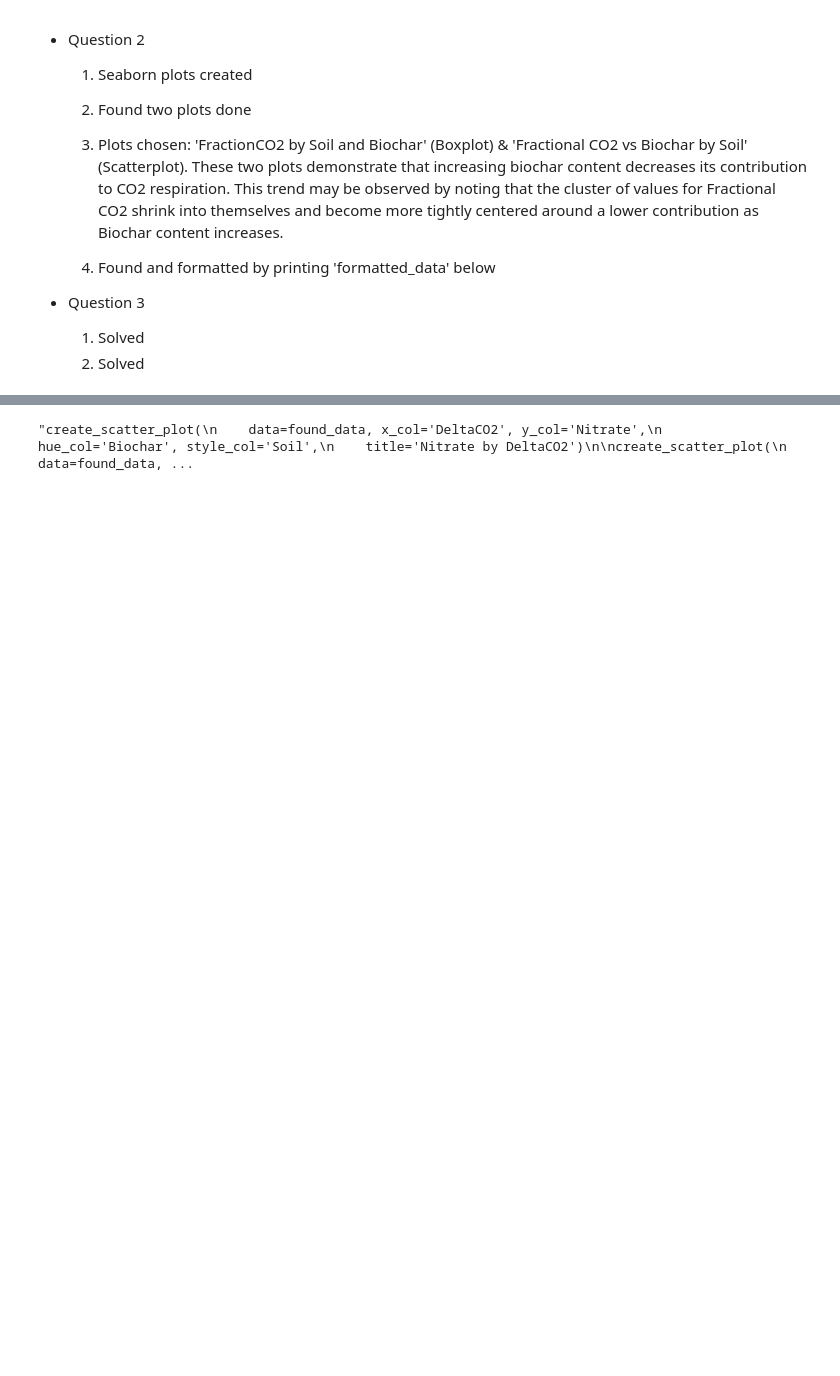
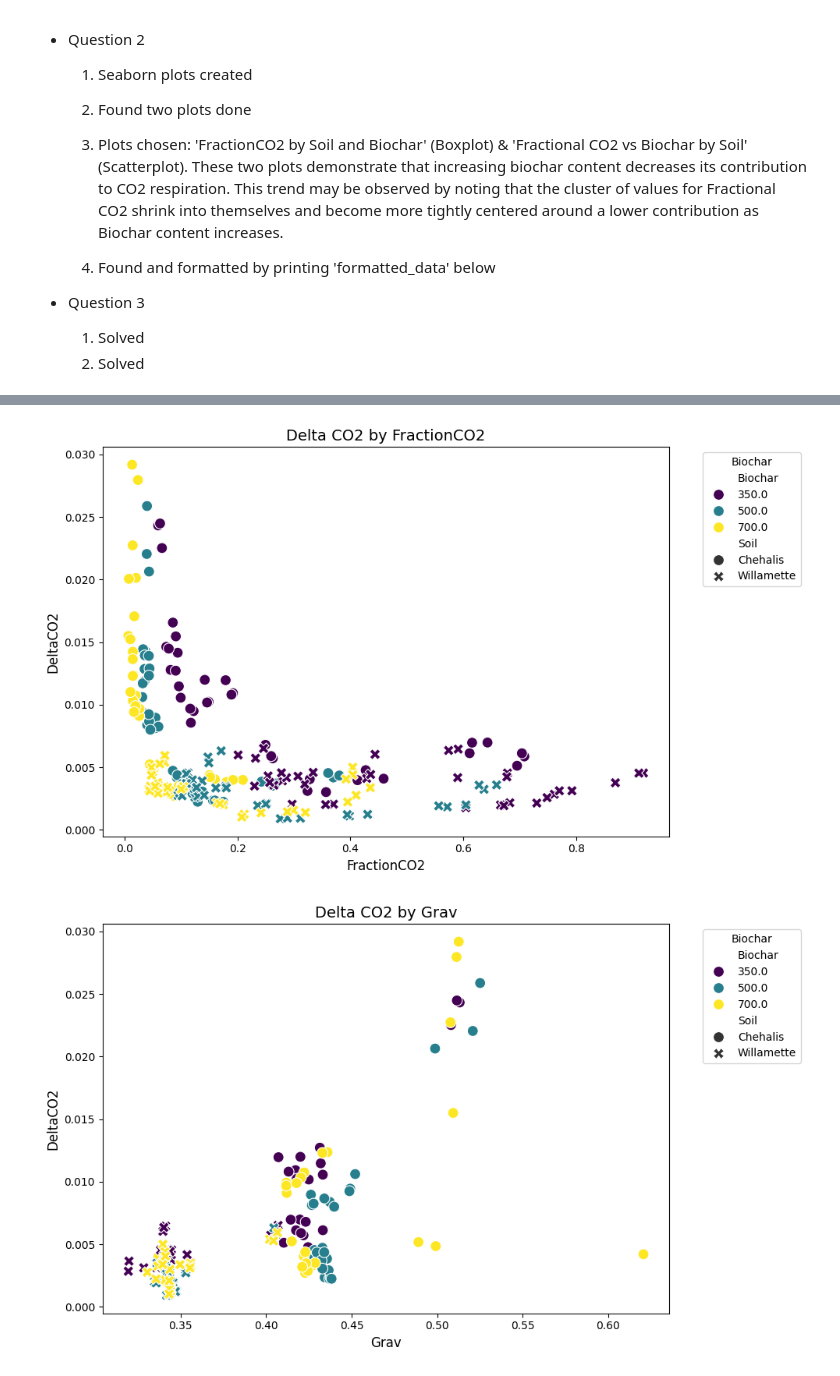
Before and after one commit to Apostle-of-Laplace/College, a Jupyter notebook: CBEE 213 Code/Midterm Project/midterm.ipynb, the cells around one changed output, grey strips where cells are left out. Saved outputs shown, nothing was run; the diff lists cells and outputs as text; code cells hidden in the pictures; blank space fills up the shorter version.

```diff
--- a/CBEE 213 Code/Midterm Project/midterm.ipynb
+++ b/CBEE 213 Code/Midterm Project/midterm.ipynb
@@ -359,7 +377,7 @@ create_box_plot(
 
 # - - - Delta CO2 - - -
 
-'''create_scatter_plot(
+create_scatter_plot(
     data=found_data, x_col='FractionCO2', y_col='DeltaCO2',
     hue_col='Biochar', style_col='Soil',
     title='Delta CO2 by FractionCO2')
@@ -373,10 +391,10 @@ create_scatter_plot(
     data=found_data, x_col='Nitrate', y_col='DeltaCO2',
     hue_col='Biochar', style_col='Soil',
     title='Delta CO2 by Nitrate')
-'''
+
 # - - - Fraction CO2 - - -
 
-'''create_scatter_plot(
+create_scatter_plot(
     data=found_data, x_col='DeltaCO2', y_col='FractionCO2',
     hue_col='Biochar', style_col='Soil',
     title='FractionCO2 by DeltaCO2')
@@ -384,46 +402,46 @@ create_scatter_plot(
 create_scatter_plot(
     data=found_data, x_col='Grav', y_col='FractionCO2',
     hue_col='Biochar', style_col='Soil',
-    title='FractionCO2 by Grav)
+    title='FractionCO2 by Grav')
 
 create_scatter_plot(
     data=found_data, x_col='Nitrate', y_col='FractionCO2',
     hue_col='Biochar', style_col='Soil',
-    title='FractionCO2 by Nitrate')'''
+    title='FractionCO2 by Nitrate')
 
 # - - - Grav - - -
 
-'''create_scatter_plot(
+create_scatter_plot(
     data=found_data, x_col='DeltaCO2', y_col='Grav',
     hue_col='Biochar', style_col='Soil',
     title='Grav by DeltaCO2')
 
 create_scatter_plot(
     data=found_data, x_col='FractionCO2', y_col='Grav',
     hue_col='Biochar', style_col='Soil',
     title='Grav by FractionCO2')
 
 create_scatter_plot(
     data=found_data, x_col='Nitrate', y_col='Grav',
     hue_col='Biochar', style_col='Soil',
-    title='Grav by Nitrate')'''
+    title='Grav by Nitrate')
 
 # - - - Nitrate - - -
 
-'''create_scatter_plot(
+create_scatter_plot(
     data=found_data, x_col='DeltaCO2', y_col='Nitrate',
     hue_col='Biochar', style_col='Soil',
     title='Nitrate by DeltaCO2')
 
 create_scatter_plot(
     data=found_data, x_col='FractionCO2', y_col='Nitrate',
     hue_col='Biochar', style_col='Soil',
     title='Nitrate by FractionCO2')
 
 create_scatter_plot(
     data=found_data, x_col='Grav', y_col='Nitrate',
     hue_col='Biochar', style_col='Soil',
     title='Nitrate by Grav')
-    '''
 # %% [output]
-"create_scatter_plot(\n    data=found_data, x_col='DeltaCO2', y_col='Nitrate',\n    hue_col='Biochar', style_col='Soil',\n    title='Nitrate by DeltaCO2')\n\ncreate_scatter_plot(\n    data=found_data, ...
+[figure, added]
+[figure, added]
```
Also changed, not shown: parts of 6 cells of this notebook.
